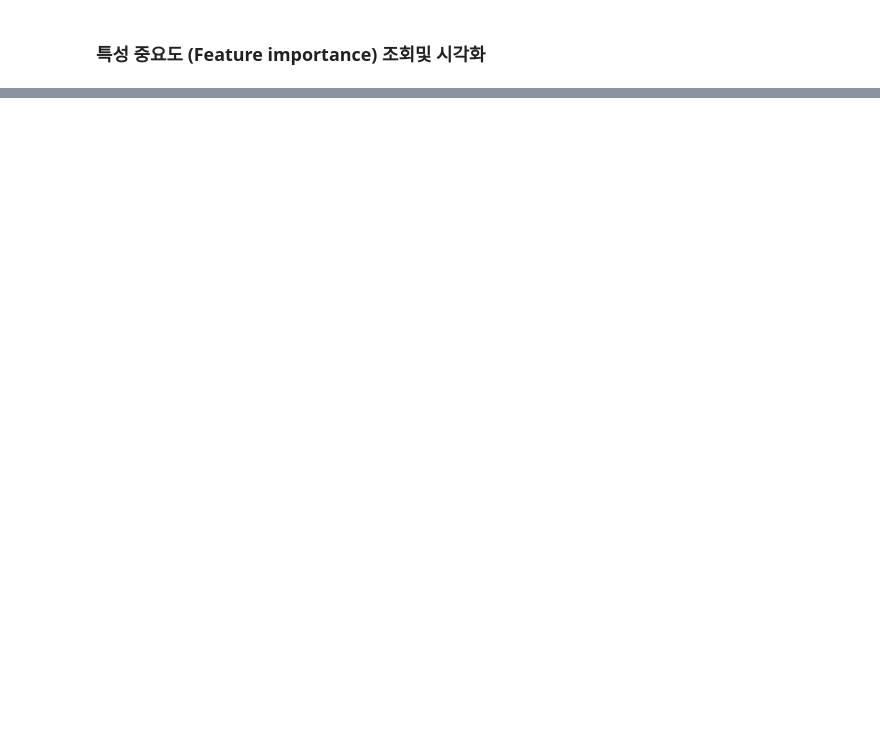
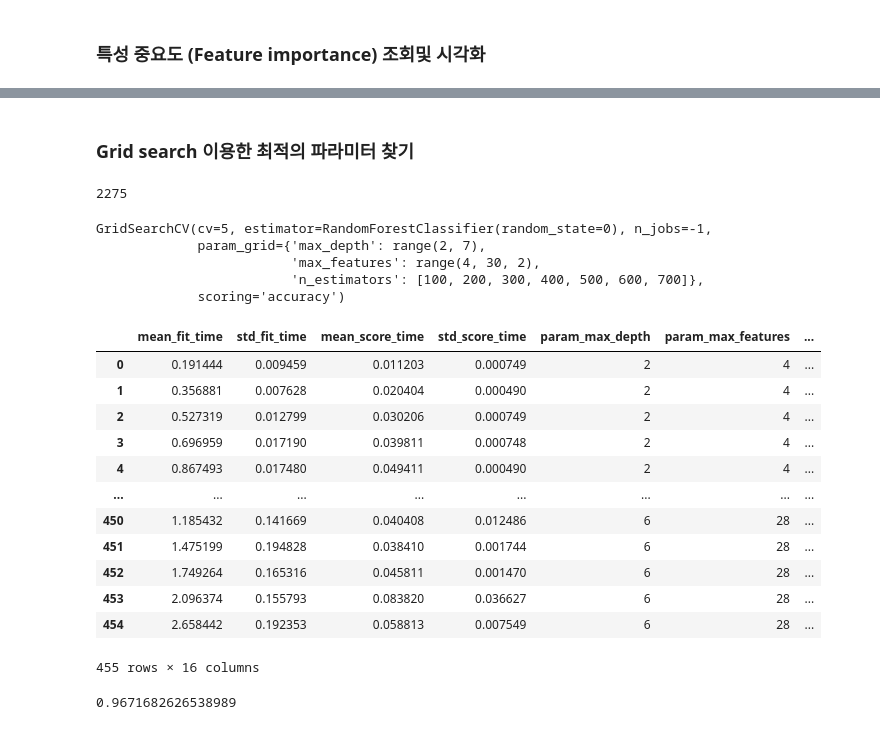
Before and after one commit to leejineui/Machine_Learning, a Jupyter notebook: 09_결정트리와 랜덤포레스트.ipynb, the cells around one changed output, grey strips where cells are left out. Saved outputs shown, nothing was run; the diff lists cells and outputs as text; code cells hidden in the pictures; blank space fills up the shorter version.

```diff
--- a/09_결정트리와 랜덤포레스트.ipynb
+++ b/09_결정트리와 랜덤포레스트.ipynb
@@ -337,2 +459,11 @@ AttributeError: 'numpy.ndarray' object has no attribute 'sort_values'
 # %% [markdown]
 ### 모델(Random Forest) 생성 및 학습
+# %%
+rf =RandomForestClassifier(n_estimators=500,
+                          max_depth =5,
+                          random_state=0,
+                          max_features =10,
+                          n_jobs =-1)
+# %%
+# 학습
+rf.fit(X_train,y_train)
@@ -342,0 +531,43 @@ AttributeError: 'numpy.ndarray' object has no attribute 'sort_values'
+# %% [markdown]
+### Grid search 이용한 최적의 파라미터 찾기
+# %%
+param ={
+        'n_estimators': [100,200,300,400,500,600,700],
+        'max_depth': range(2,7),
+        'max_features':range(4,30,2)
+}
+
+rf= RandomForestClassifier(random_state=0)
+gs =GridSearchCV(rf, param, scoring ='accuracy', cv=5, n_jobs=-1)
+# %%
+7*len(range(2,7))*len(range(4,30,2)) *5
+# %% [output]
+2275
+# %%
+gs.fit(X_train, y_train)
+# %% [output]
+GridSearchCV(cv=5, estimator=RandomForestClassifier(random_state=0), n_jobs=-1,
+             param_grid={'max_depth': range(2, 7),
+                         'max_features': range(4, 30, 2),
+                         'n_estimators': [100, 200, 300, 400, 500, 600, 700]},
+             scoring='accuracy')
+# %%
+pd.DataFrame(gs.cv_results_)
+# %% [output]
+|  | mean_fit_time | std_fit_time | mean_score_time | std_score_time | param_max_depth | param_max_features | ... |
+| 0 | 0.191444 | 0.009459 | 0.011203 | 0.000749 | 2 | 4 | ... |
+| 1 | 0.356881 | 0.007628 | 0.020404 | 0.000490 | 2 | 4 | ... |
+| 2 | 0.527319 | 0.012799 | 0.030206 | 0.000749 | 2 | 4 | ... |
+| 3 | 0.696959 | 0.017190 | 0.039811 | 0.000748 | 2 | 4 | ... |
+| 4 | 0.867493 | 0.017480 | 0.049411 | 0.000490 | 2 | 4 | ... |
+| ... | ... | ... | ... | ... | ... | ... | ... |
+| 450 | 1.185432 | 0.141669 | 0.040408 | 0.012486 | 6 | 28 | ... |
+| 451 | 1.475199 | 0.194828 | 0.038410 | 0.001744 | 6 | 28 | ... |
+| 452 | 1.749264 | 0.165316 | 0.045811 | 0.001470 | 6 | 28 | ... |
+| 453 | 2.096374 | 0.155793 | 0.083820 | 0.036627 | 6 | 28 | ... |
+| 454 | 2.658442 | 0.192353 | 0.058813 | 0.007549 | 6 | 28 | ... |
+455 rows × 16 columns
+# %%
+gs.best_score_
+# %% [output]
+0.9671682626538989
```
Also changed, not shown: parts of 33 cells of this notebook, 8 other files.
